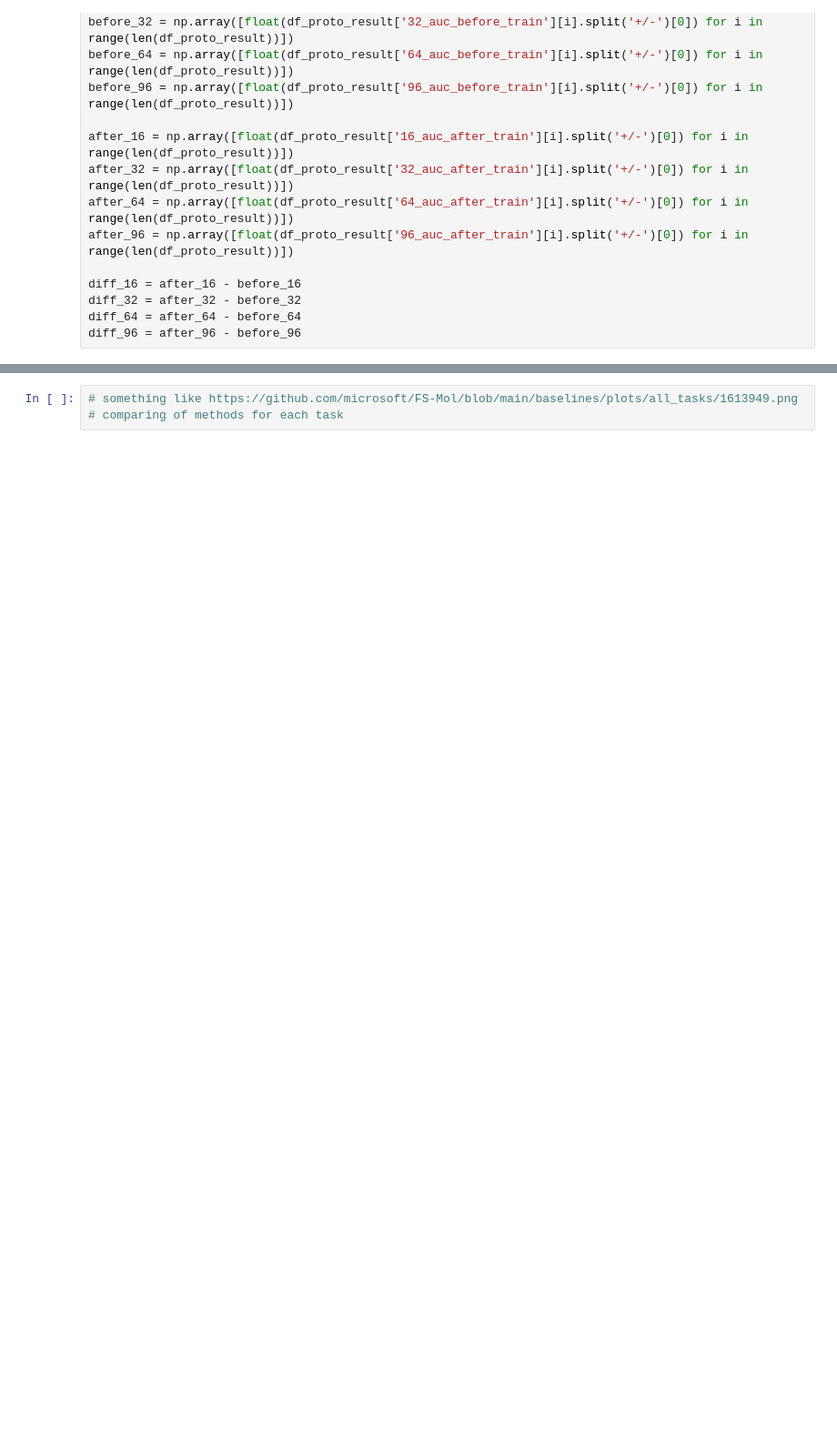
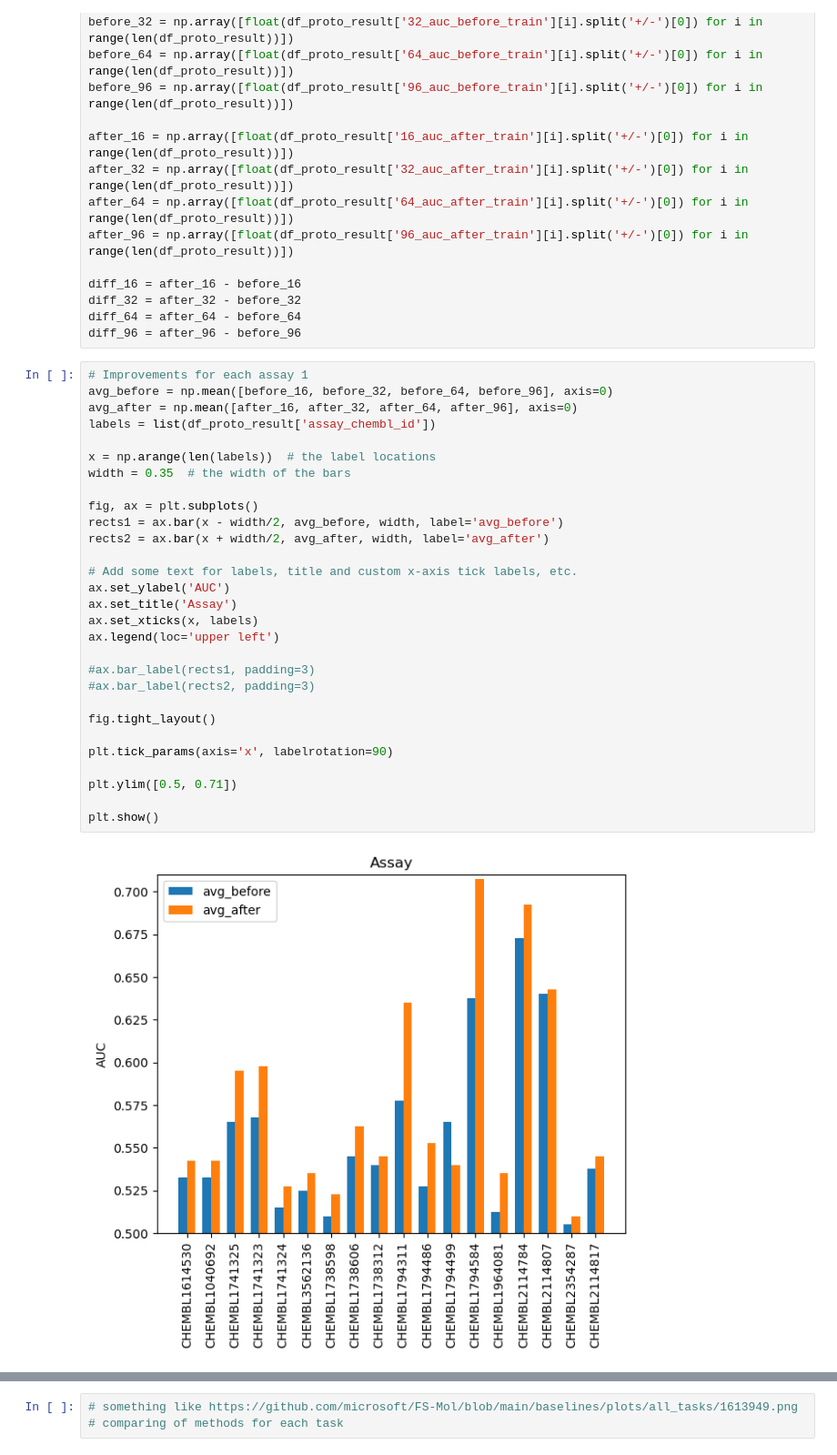
Before and after one commit to son-ha-264/FSL_CP, a Jupyter notebook: result/notebook/protonet_result.ipynb, the cells around one changed output, grey strips where cells are left out. Shown: that part at 91% size. Cells and saved outputs as stored; diff of their text form; blank space fills up the shorter version.

```diff
--- a/result/notebook/protonet_result.ipynb
+++ b/result/notebook/protonet_result.ipynb
@@ -32,4 +30,35 @@ diff_16 = after_16 - before_16
 diff_32 = after_32 - before_32
 diff_64 = after_64 - before_64
 diff_96 = after_96 - before_96
+# %%
+# Improvements for each assay 1
+avg_before = np.mean([before_16, before_32, before_64, before_96], axis=0)
+avg_after = np.mean([after_16, after_32, after_64, after_96], axis=0)
+labels = list(df_proto_result['assay_chembl_id'])
+
+x = np.arange(len(labels))  # the label locations
+width = 0.35  # the width of the bars
+
+fig, ax = plt.subplots()
+rects1 = ax.bar(x - width/2, avg_before, width, label='avg_before')
+rects2 = ax.bar(x + width/2, avg_after, width, label='avg_after')
+
+# Add some text for labels, title and custom x-axis tick labels, etc.
+ax.set_ylabel('AUC')
+ax.set_title('Assay')
+ax.set_xticks(x, labels)
+ax.legend(loc='upper left')
+
+#ax.bar_label(rects1, padding=3)
+#ax.bar_label(rects2, padding=3)
+
+fig.tight_layout()
+
+plt.tick_params(axis='x', labelrotation=90)
+
+plt.ylim([0.5, 0.71])
+
+plt.show()
+# %% [output]
+[figure, added]
 # %%
```
Also changed, not shown: parts of 3 cells of this notebook, 6 other files.
